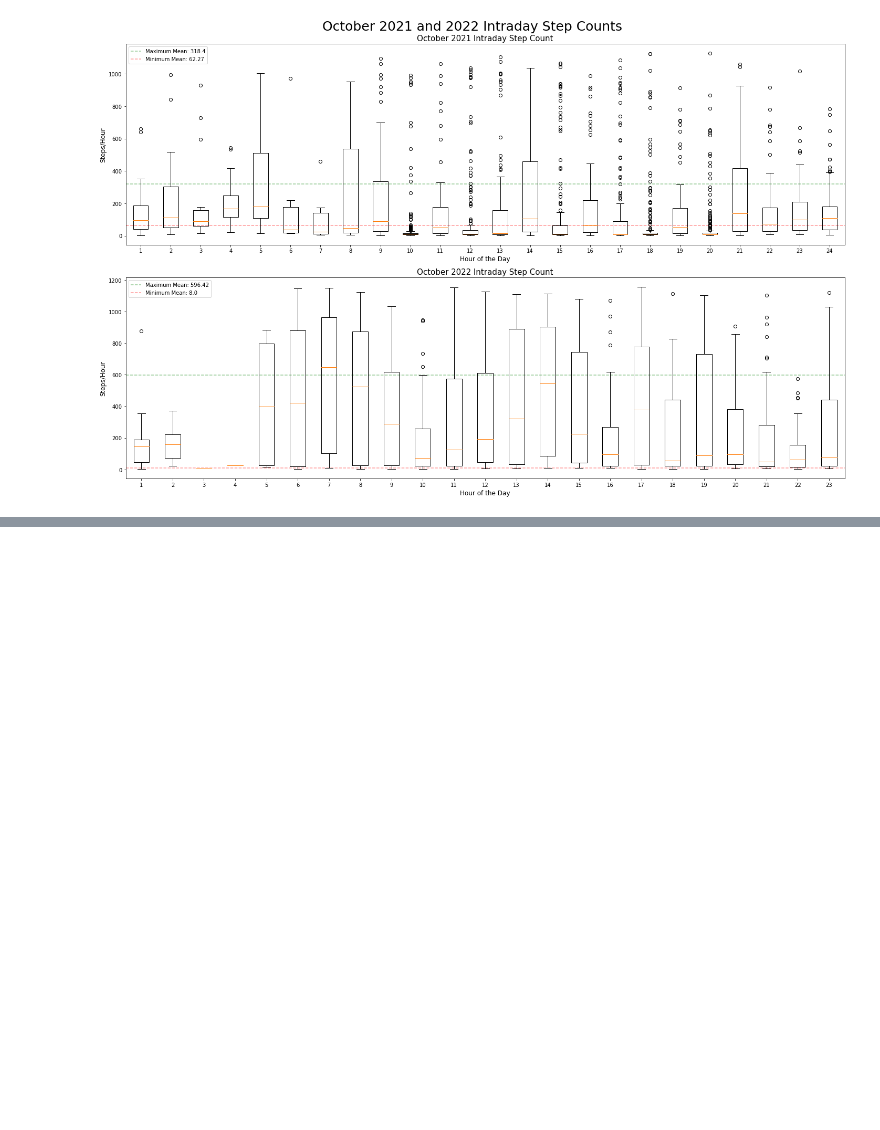
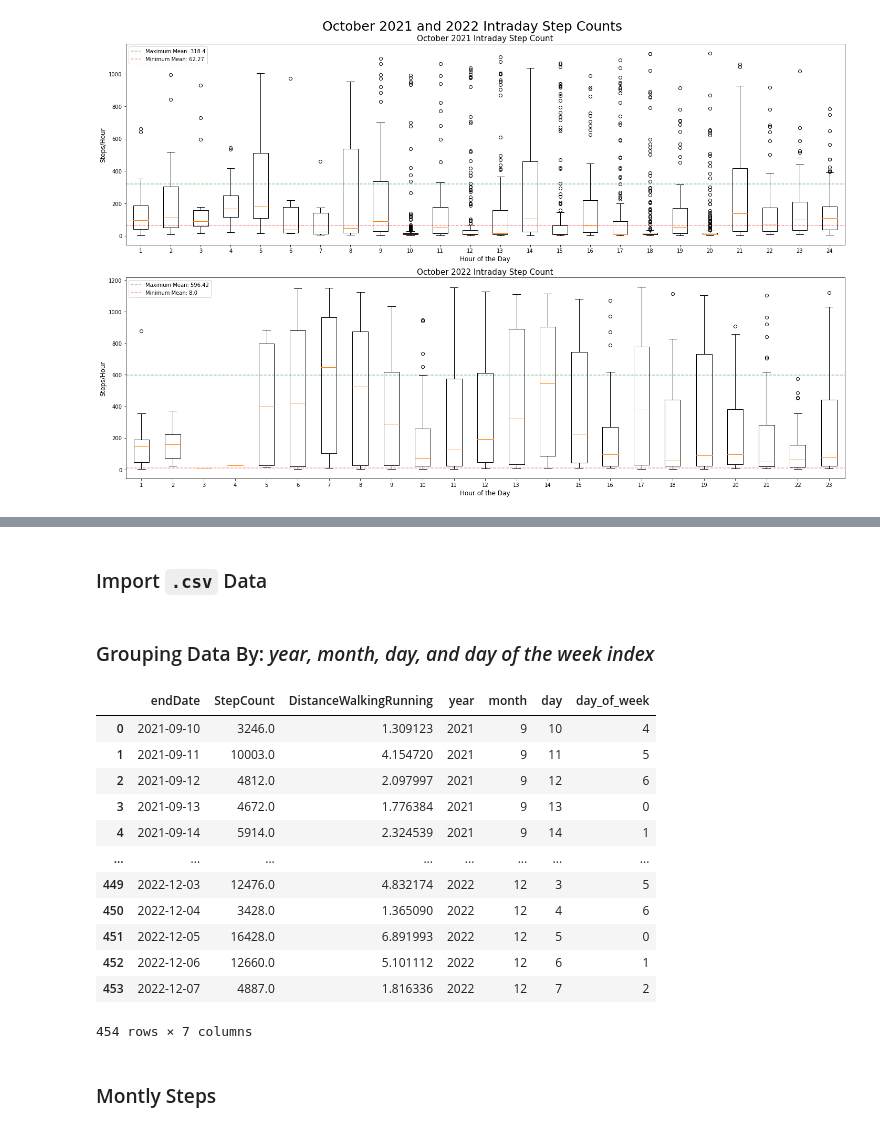
Before and after one commit to bridaniels/ML_Trading_2ndEd, a Jupyter notebook: P2_ML_trading_fundamentals/10_bayesian_ML/apple_health_data_work.ipynb, the cells around one changed output, grey strips where cells are left out. Cells and saved outputs as stored; diff of their text form; code cells hidden in the pictures; blank space fills up the shorter version.

```diff
--- a/P2_ML_trading_fundamentals/10_bayesian_ML/apple_health_data_work.ipynb
+++ b/P2_ML_trading_fundamentals/10_bayesian_ML/apple_health_data_work.ipynb
@@ -177,0 +182,31 @@ plt.show()
+# %% [markdown]
+### Import `.csv` Data
+# %%
+df = pd.read_csv('data/steps_distance.csv')
+# %% [markdown]
+### Grouping Data By: *year, month, day, and day of the week index*
+# %%
+df['endDate'] = pd.to_datetime(df['endDate'])
+
+df['year'] = df['endDate'].dt.year
+df['month'] = df['endDate'].dt.month
+df['day'] = df['endDate'].dt.day
+df['day_of_week'] = df['endDate'].dt.day_of_week
+
+df
+# %% [output]
+|  | endDate | StepCount | DistanceWalkingRunning | year | month | day | day_of_week |
+| 0 | 2021-09-10 | 3246.0 | 1.309123 | 2021 | 9 | 10 | 4 |
+| 1 | 2021-09-11 | 10003.0 | 4.154720 | 2021 | 9 | 11 | 5 |
+| 2 | 2021-09-12 | 4812.0 | 2.097997 | 2021 | 9 | 12 | 6 |
+| 3 | 2021-09-13 | 4672.0 | 1.776384 | 2021 | 9 | 13 | 0 |
+| 4 | 2021-09-14 | 5914.0 | 2.324539 | 2021 | 9 | 14 | 1 |
+| ... | ... | ... | ... | ... | ... | ... | ... |
+| 449 | 2022-12-03 | 12476.0 | 4.832174 | 2022 | 12 | 3 | 5 |
+| 450 | 2022-12-04 | 3428.0 | 1.365090 | 2022 | 12 | 4 | 6 |
+| 451 | 2022-12-05 | 16428.0 | 6.891993 | 2022 | 12 | 5 | 0 |
+| 452 | 2022-12-06 | 12660.0 | 5.101112 | 2022 | 12 | 6 | 1 |
+| 453 | 2022-12-07 | 4887.0 | 1.816336 | 2022 | 12 | 7 | 2 |
+454 rows × 7 columns
+# %% [markdown]
+### Montly Steps
```
Also changed, not shown: parts of 4 cells of this notebook, 2 other files.
